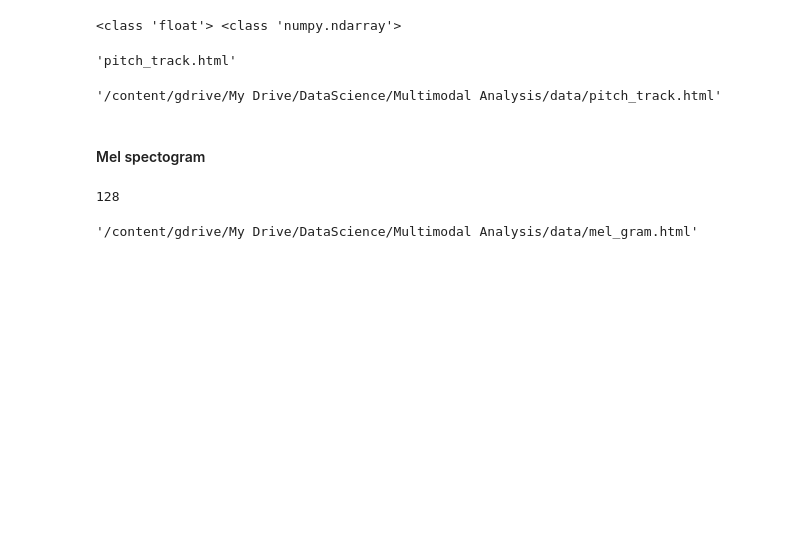
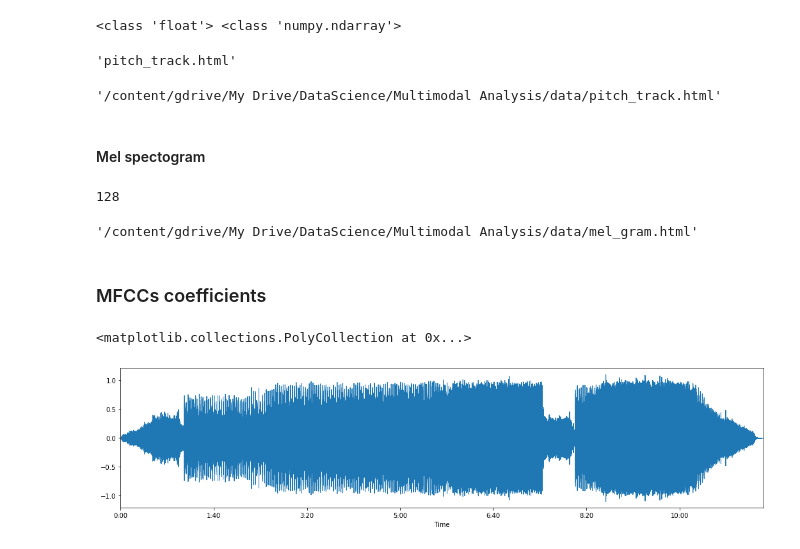
Before and after one commit to epistimi4/emotion_based_music_recomendation, a Jupyter notebook: Preprocessing/Spotify_MusicInformationRetrieval.ipynb, the cells around one changed output. Saved outputs shown, nothing was run; the diff lists cells and outputs as text; code cells hidden in the pictures; blank space fills up the shorter version.

```diff
--- a/Preprocessing/Spotify_MusicInformationRetrieval.ipynb
+++ b/Preprocessing/Spotify_MusicInformationRetrieval.ipynb
@@ -266,3 +377,16 @@ plotly.offline.plot(go.Figure(data=[heatmap], layout=layout),
 # %% [output]
 128
 '/content/gdrive/My Drive/DataScience/Multimodal Analysis/data/mel_gram.html'
+# %% [markdown]
+### MFCCs coefficients ###
+# %%
+import librosa
+import librosa.display
+import matplotlib.pyplot as plt
+plt.rcParams['figure.figsize'] = (18,4)
+
+x, fs = librosa.load(path+"/Yakuro - Blue... the colour of dreams.wav")
+librosa.display.waveplot(x, sr=fs)
+# %% [output]
+<matplotlib.collections.PolyCollection at 0x...>
+[figure, added]
```
Also changed, not shown: parts of 30 cells of this notebook.
